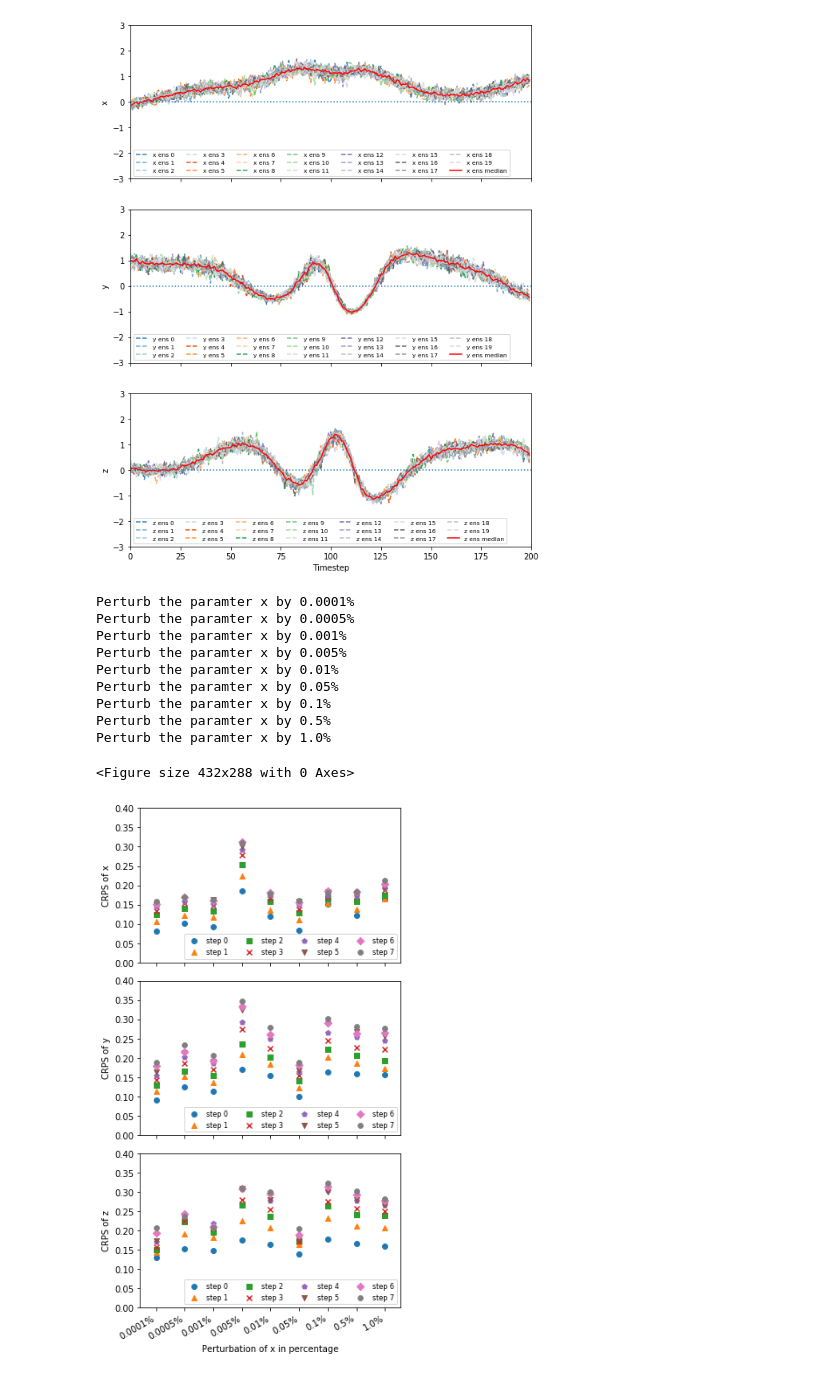
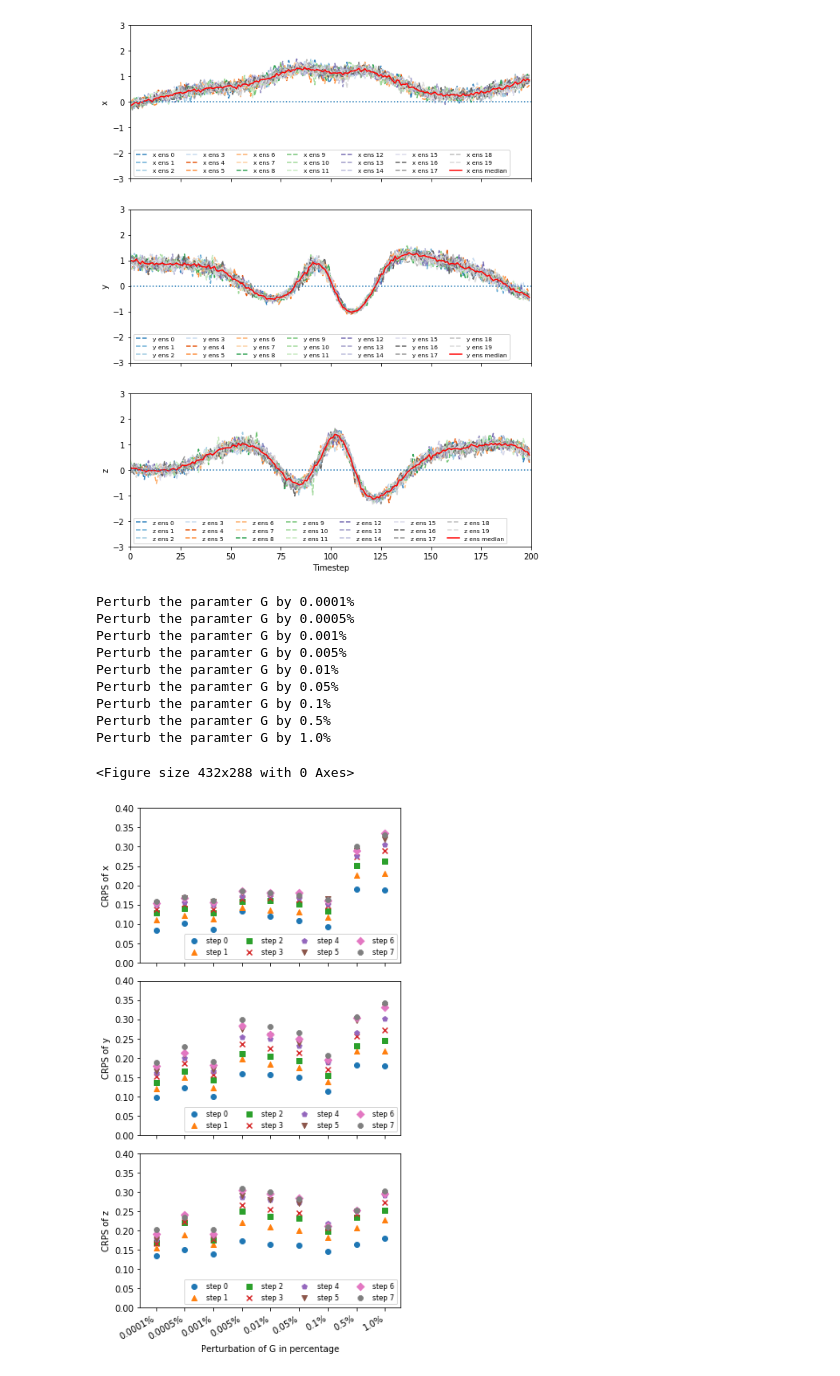
Before and after one commit to geek-yang/DeepArctic, a Jupyter notebook: BayesMap/Lorenz84/cprs_perturb_init_Lorens84.ipynb, the cells around one changed output. Cells and saved outputs as stored; diff of their text form; code cells hidden in the pictures.

```diff
--- a/BayesMap/Lorenz84/cprs_perturb_init_Lorens84.ipynb
+++ b/BayesMap/Lorenz84/cprs_perturb_init_Lorens84.ipynb
@@ -77,9 +77,9 @@ constant = {'g' : 9.80616,      # gravititional acceleration [m / s2]
 #########                           datapath                             ########
 #################################################################################
 # sensitivity test parameter
-sense = 'x'
+#sense = 'x'
 #sense = 'a'
-#sense = 'G'
+sense = 'G'
 # model type
 model_type = 'lorenz84ex' # choose lorenz84 or lorenz84ex
 # datapath for output
@@ -98,8 +98,6 @@ if __name__=="__main__":
     #################################################################################
     ###########                configure Lorenz 84 model                  ###########
     #################################################################################
-    # name the ensemble member
-    ens_num = 0
     # Lorenz paramters and initial conditions
     x_init = 1.0 # strength of the symmetric globally encircling westerly current
     y_init = 1.0 # strength of the cosine phases of a chain of superposedwaves (large scale eddies)
@@ -581,15 +579,15 @@ G_ex = [1.000010 : 0.999990] **~0.001%**<br>
                     _, crps[n,i,1] = dlacs.metric.CRPS(y[-test_len+i:], predictand[:,1,:-i,i]* (y_max - y_min) + y_min)
                     _, crps[n,i,2] = dlacs.metric.CRPS(z[-test_len+i:], predictand[:,2,:-i,i]* (z_max - z_min) + z_min)
 # %% [output]
-Perturb the paramter x by 0.0001%
-Perturb the paramter x by 0.0005%
-Perturb the paramter x by 0.001%
-Perturb the paramter x by 0.005%
-Perturb the paramter x by 0.01%
-Perturb the paramter x by 0.05%
-Perturb the paramter x by 0.1%
-Perturb the paramter x by 0.5%
-Perturb the paramter x by 1.0%
+Perturb the paramter G by 0.0001%
+Perturb the paramter G by 0.0005%
+Perturb the paramter G by 0.001%
+Perturb the paramter G by 0.005%
+Perturb the paramter G by 0.01%
+Perturb the paramter G by 0.05%
+Perturb the paramter G by 0.1%
+Perturb the paramter G by 0.5%
+Perturb the paramter G by 1.0%
 # %%
     ###########################################################################################################
     ###########       plot CRPS with given ensemble predictands and deterministic observation       ###########
@@ -616,7 +614,7 @@ Perturb the paramter x by 1.0%
     #colormap = plt.get_cmap('coolwarm', 51)
     #colormap = plt.get_cmap('jet', 51)
 
-    marker_type = ['o', '^',  's', 'x', 'p', 'v', 'D', '8']
+    marker_type = ['o', '^',  's', 'x', 'p', 'v', 'D', '8', '*', '+']
 
     index = np.arange(0, step_lead)
 
@@ -640,31 +638,31 @@ Perturb the paramter x by 1.0%
 
     #ax1.set_xticklabels(nameTag)
     #ax2.set_xticklabels(nameTag)
     #ax3.set_xticklabels(nameTag)
 
     fig07.autofmt_xdate(rotation=30)
 
     ax1.set_ylim(0, 0.4)
     ax2.set_ylim(0, 0.4)
     ax3.set_ylim(0, 0.4)
 
     #ax1.set_xlabel("Perturbation of {} in percentage".format(sense))
     #ax2.set_xlabel("Perturbation of {} in percentage".format(sense))
     ax3.set_xlabel("Perturbation of {} in percentage".format(sense))
 
     ax1.set_ylabel("CRPS of x")
     ax2.set_ylabel("CRPS of y")
     ax3.set_ylabel("CRPS of z")
 
 
     ax1.legend(frameon=True, loc=4, prop={'size': 8}, ncol=4)
     ax2.legend(frameon=True, loc=4, prop={'size': 8}, ncol=4)
     ax3.legend(frameon=True, loc=4, prop={'size': 8}, ncol=4)
 
     plt.tight_layout()
 
     plt.show()
     fig07.savefig(os.path.join(output_path,'BayesConvLSTM_forecast_{}_{}_CRPS.png'.format(model_type, sense)),dpi=200)
 # %% [output]
 <Figure size 432x288 with 0 Axes>
-[figure, old version]
+[figure, new version]
```
Also changed, not shown: parts of 1 cell of this notebook, 5 other files.
